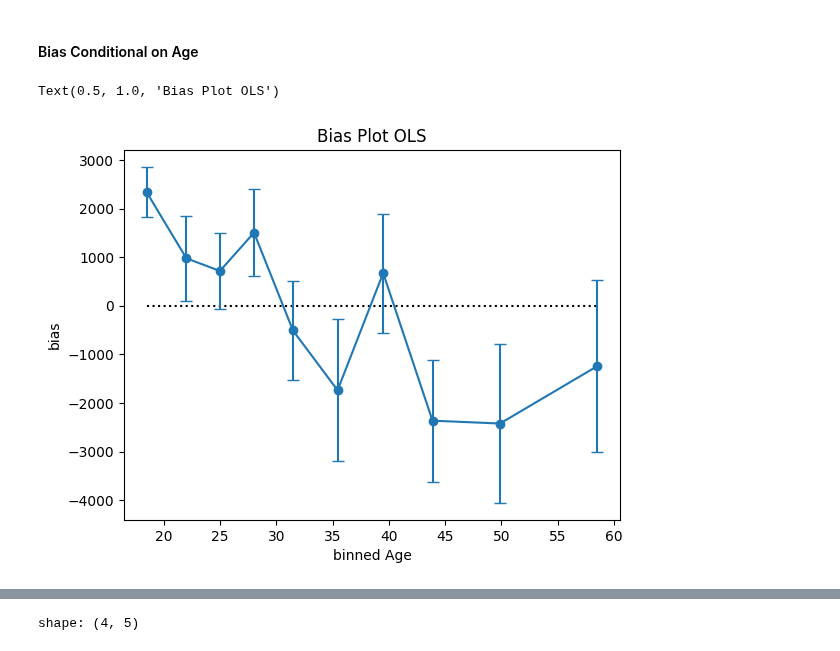
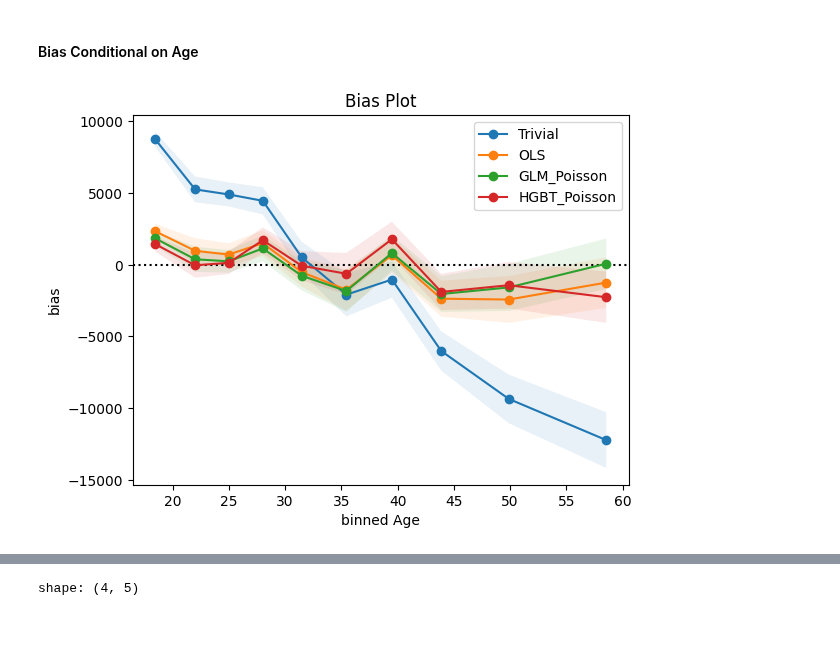
Before and after one commit to lorentzenchr/model-diagnostics, a Jupyter notebook: docs/examples/regression_on_workers_compensation.ipynb, the cells around one changed output, grey strips where cells are left out. Saved outputs shown, nothing was run; the diff lists cells and outputs as text; code cells hidden in the pictures.

```diff
--- a/docs/examples/regression_on_workers_compensation.ipynb
+++ b/docs/examples/regression_on_workers_compensation.ipynb
@@ -198,7 +201,7 @@ m_hgbt_poisson_base = Pipeline(
 
 param_grid = {
     "model__learning_rate": [0.02, 0.05],
-    "model__min_samples_leaf": [20, 30, 40],
+    "model__min_samples_leaf": [30, 40, 50],
     "model__l2_regularization": [0.1, 1],
     "model__max_depth": [None, 3],
 }
@@ -343,10 +356,8 @@ Text(0.5, 1.0, 'Bias Plot HGBT_Poisson')
 # %%
 ax = plot_bias(
     y_obs=y_test,
-    y_pred=m_ols.predict(X_test),
+    y_pred=df_pred_test,
     feature=X_test["Age"],
 )
-ax.set_title(ax.get_title() + " OLS")
 # %% [output]
-Text(0.5, 1.0, 'Bias Plot OLS')
-[figure, old version]
+[figure, new version]
```
Also changed, not shown: parts of 24 cells of this notebook, 7 other files.
